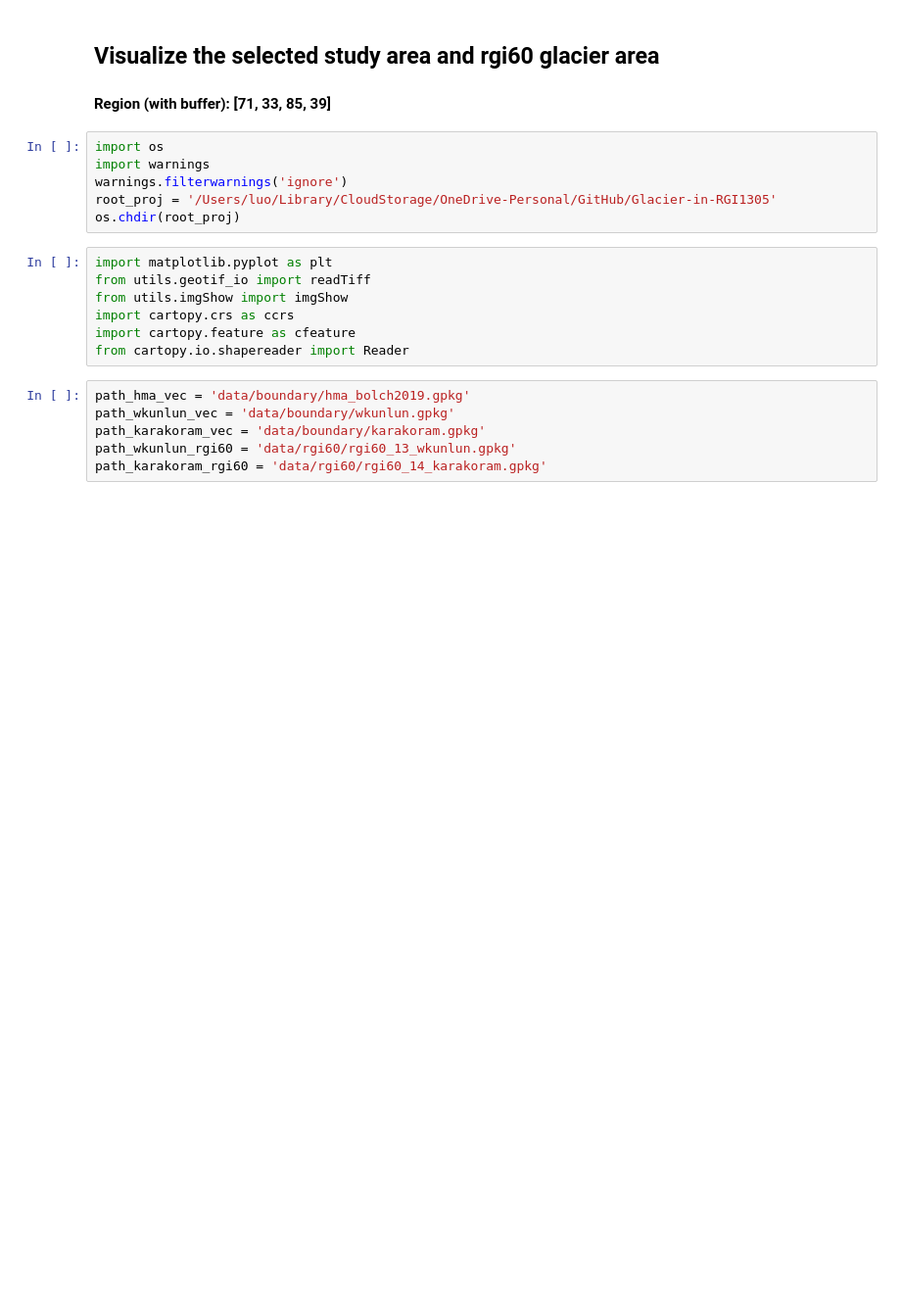
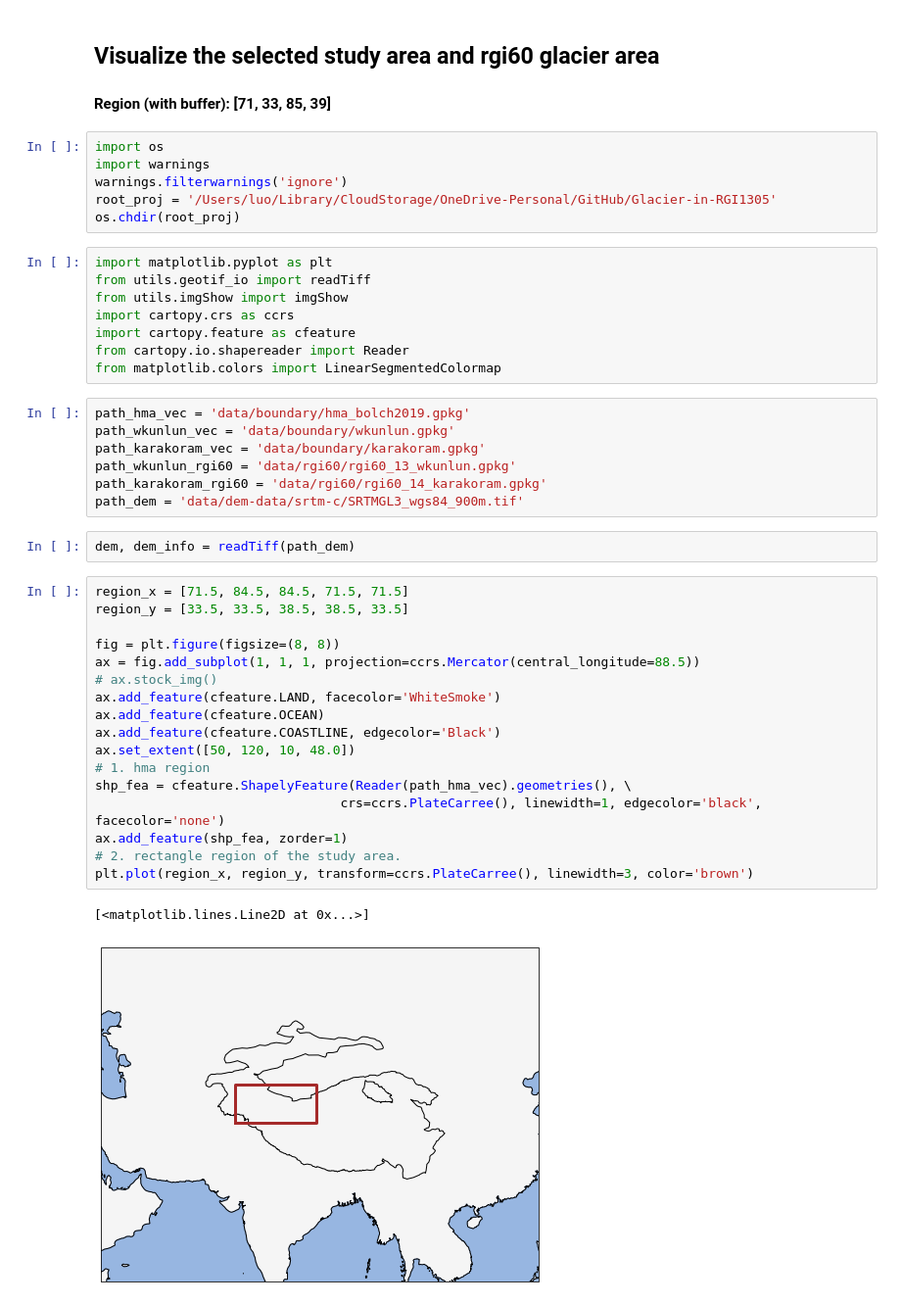
Before and after one commit to xinluo2018/Glacier-in-SETP, a Jupyter notebook: visual/study_area.ipynb, the cells around one changed output. Shown at 98% size. Drawn from its saved outputs; the diff is of its cells as text; blank space fills up the shorter version.

```diff
--- a/visual/study_area.ipynb
+++ b/visual/study_area.ipynb
@@ -14,10 +14,34 @@ from utils.imgShow import imgShow
 import cartopy.crs as ccrs
 import cartopy.feature as cfeature
 from cartopy.io.shapereader import Reader
+from matplotlib.colors import LinearSegmentedColormap
 # %%
 path_hma_vec = 'data/boundary/hma_bolch2019.gpkg'
 path_wkunlun_vec = 'data/boundary/wkunlun.gpkg'
 path_karakoram_vec = 'data/boundary/karakoram.gpkg'
 path_wkunlun_rgi60 = 'data/rgi60/rgi60_13_wkunlun.gpkg'
 path_karakoram_rgi60 = 'data/rgi60/rgi60_14_karakoram.gpkg'
+path_dem = 'data/dem-data/srtm-c/SRTMGL3_wgs84_900m.tif'
+# %%
+dem, dem_info = readTiff(path_dem)
+# %%
+region_x = [71.5, 84.5, 84.5, 71.5, 71.5]
+region_y = [33.5, 33.5, 38.5, 38.5, 33.5]
+
+fig = plt.figure(figsize=(8, 8))
+ax = fig.add_subplot(1, 1, 1, projection=ccrs.Mercator(central_longitude=88.5))
+# ax.stock_img()
+ax.add_feature(cfeature.LAND, facecolor='WhiteSmoke')
+ax.add_feature(cfeature.OCEAN)
+ax.add_feature(cfeature.COASTLINE, edgecolor='Black')
+ax.set_extent([50, 120, 10, 48.0])
+# 1. hma region
+shp_fea = cfeature.ShapelyFeature(Reader(path_hma_vec).geometries(), \
+                                crs=ccrs.PlateCarree(), linewidth=1, edgecolor='black', facecolor='none')
+ax.add_feature(shp_fea, zorder=1)
+# 2. rectangle region of the study area.
+plt.plot(region_x, region_y, transform=ccrs.PlateCarree(), linewidth=3, color='brown')
+# %% [output]
+[<matplotlib.lines.Line2D at 0x...>]
+[figure, added]
 # %%
```
Also changed, not shown: parts of 2 cells of this notebook, 17 other files.
